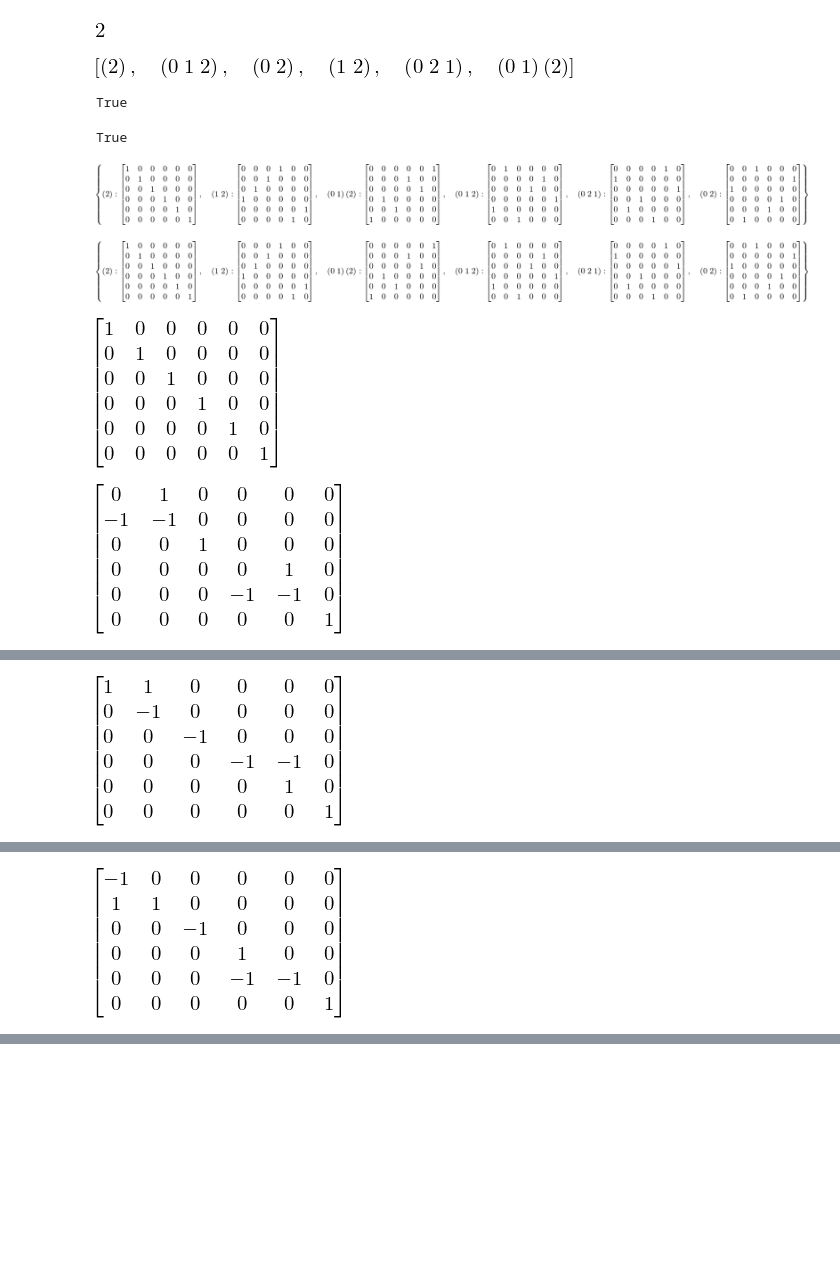
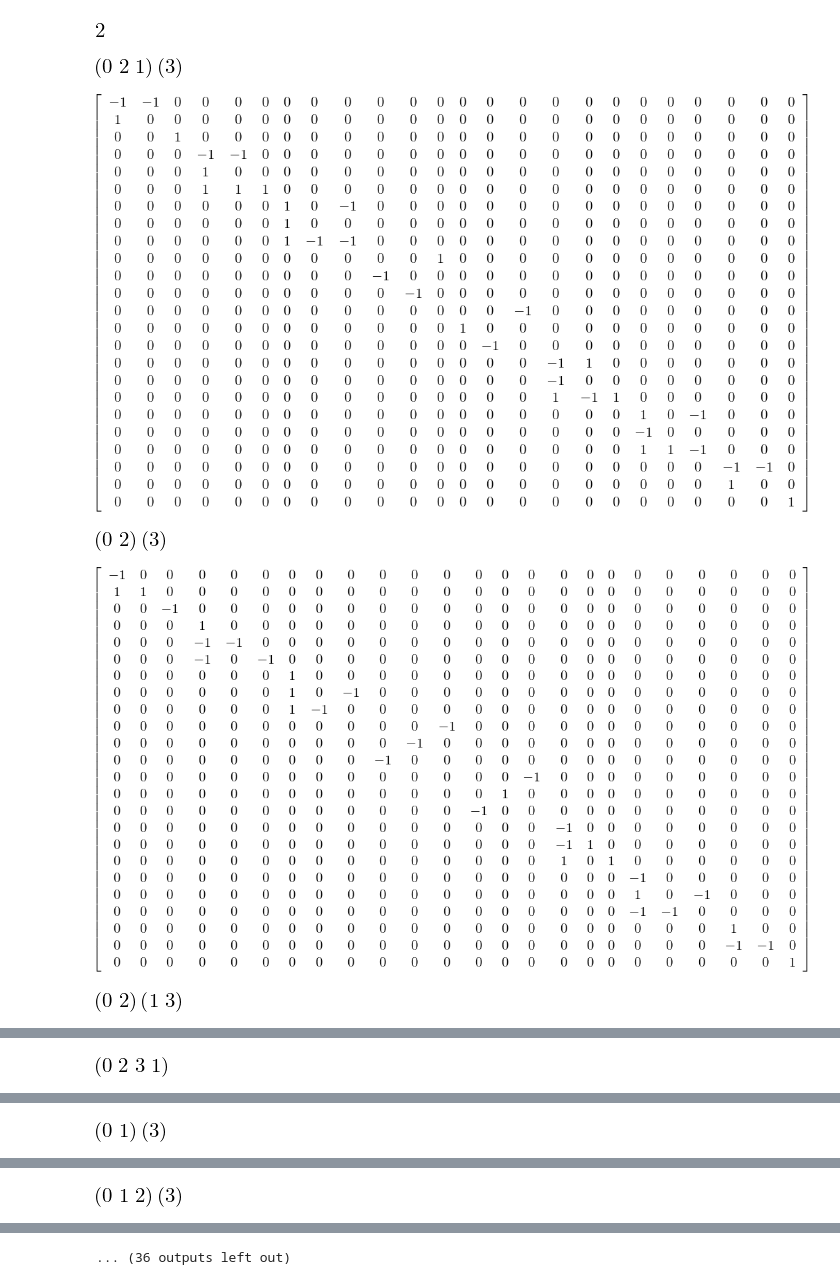
Before and after one commit to leunamCampero/Tesis, a Jupyter notebook: Python/triangular.ipynb, the cells around one changed output, grey strips where cells are left out. Drawn from its saved outputs; the diff is of its cells as text; code cells hidden in the pictures; blank space fills up the shorter version.

```diff
--- a/Python/triangular.ipynb
+++ b/Python/triangular.ipynb
@@ -776,7 +776,7 @@ from sympy.simplify.radsimp import collect_sqrt
 def es_representacion(D,G):
     for g in list(G.elements):
         for h in list(G.elements):
-            if (D[g*h]!=D[g]*D[h]):
+            if (D[h*g]!=D[g]*D[h]):
                 return False
             if (g*h == G.identity()):
                 if (D[h] != D[g].inv()):
@@ -817,7 +817,7 @@ def regular_representation(G):
     elems = list(G.elements)
     n = len(elems)
     def char_function(i, j):
-        if elems[i]*g == elems[j]:
+        if g*elems[i] == elems[j]:
             return 1
         else:
             return 0
@@ -879,6 +879,7 @@ def irreducible(G,D):
                     H[n-1-r,n-1-s]=1*I
                     H[n-1-s,n-1-r]=-1*I
             M=ME(G,H,D)
+            M=expand(M)
             if (M!=M[0,0]*N):
                 return M
     else:
@@ -906,8 +907,9 @@ def block(M):
                 for j in range(c1,c1+c+1):
                     for k in range(c1+c+1,n):
                          if (M[j,k]!=0 or M[k,j]!=0):
-                            if (Abs(i-k)>c):
-                                c=Abs(i-k)
+                                bloques=False
+                                if (Abs(i-k)>c):
+                                    c=Abs(i-k)
             v.append(c1+c)
             c1=c1+c+1
             i=c1
@@ -980,24 +982,22 @@ def delta(G):
         #    U=(U*blockI(reducir(D1,n,i+a,G))).simplify()
         #return U
 # %%
-G=SymmetricGroup(3)
+G=SymmetricGroup(4)
 D=regular_representation(G)
-D1=unit(G,D)
-L=list(G.elements)
-display(L)
-display(es_representacion(D,G))
-display(es_representacion(D,G))
 #D1=unit(G,D)
-display(D)
-display(D1)
+#T=irreducible(G,D1)
+#L=list(G.elements)
+#display(T)
+#display(D)
+#display(D1)
+#display(es_representacion(D,G))
+#display(es_representacion(D1,G))
 P=reducir(D,G)
-for g in D:
-    display(P.inv()*D[g]*P)
+for g in list(G.elements):
+    display(g,P.inv()*D[g]*P)
 # %% [output]
-[figure, old version]
+[figure, new version]
-True
-True
-[figure, old version]
+[figure, new version]
-[figure, old version]
+[figure, new version]
-[figure, old version]
+[figure, new version]
-[figure, old version]
+[figure, new version]
@@ -1005 +1005 @@ True
-[figure, old version]
+[figure, new version]
@@ -1007 +1007 @@ True
-[figure, old version]
+[figure, new version]
@@ -1007,0 +1009 @@ True
+[figure, added]
@@ -1007,0 +1011 @@ True
+... (36 outputs left out)
```
Also changed, not shown: parts of 2 cells of this notebook, 1 other file.
